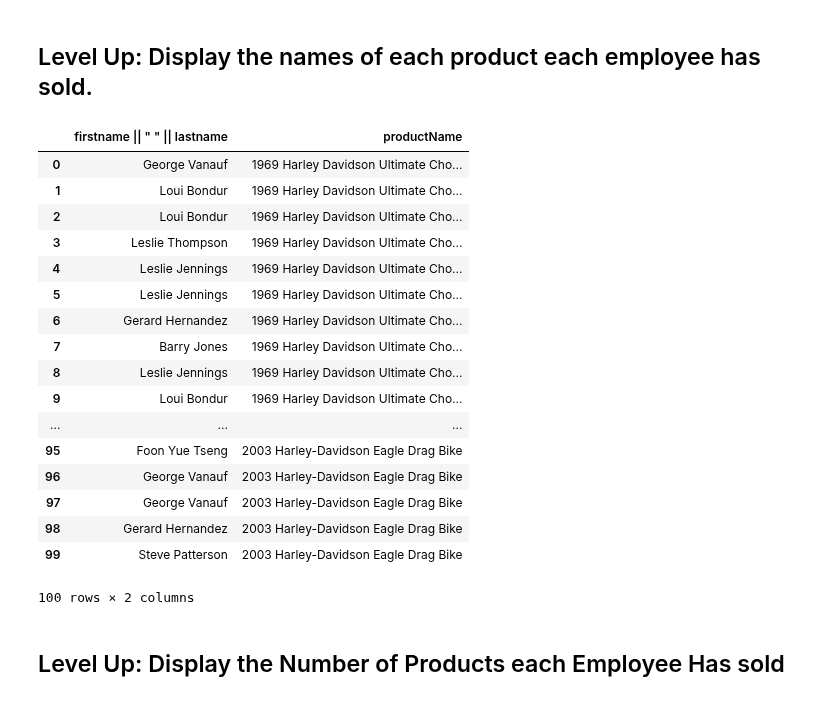
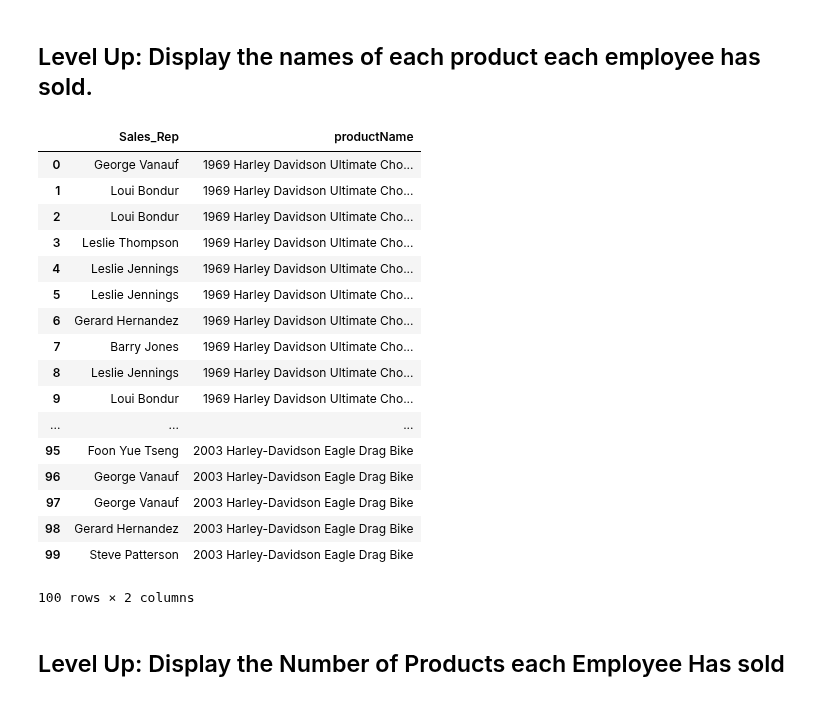
Before and after one commit to softserveslayer/dsc-0-05-10-join-statements-lab-nyc-career-ds-102218, a Jupyter notebook: index.ipynb, the cells around one changed output. Saved outputs shown, nothing was run; the diff lists cells and outputs as text; code cells hidden in the pictures.

```diff
--- a/index.ipynb
+++ b/index.ipynb
@@ -99,20 +99,20 @@ df.head(100)
 # %% [markdown]
 ## Level Up: Display the names of each product each employee has sold.
 # %%
-cur.execute("""SELECT firstname || " " || lastname As Sales, productname
+cur.execute("""SELECT firstname || " " || lastname As Sales_Rep, productname
 
 FROM products
 LEFT JOIN orderdetails on products.productcode = orderdetails.productcode
 LEFT JOIN orders on orderdetails.ordernumber = orders.ordernumber
 LEFT JOIN customers on orders.customernumber = customers.customernumber
 LEFT JOIN employees on customers.salesrepemployeenumber = employees.employeenumber
 ;
                        """)
 df = pd.DataFrame(cur.fetchall()) #Take results and create dataframe
 df.columns = [i[0] for i in cur.description]
 df.head(100)
 # %% [output]
-|  | firstname || " " || lastname | productName |
+|  | Sales_Rep | productName |
 | 0 | George Vanauf | 1969 Harley Davidson Ultimate Cho... |
 | 1 | Loui Bondur | 1969 Harley Davidson Ultimate Cho... |
 | 2 | Loui Bondur | 1969 Harley Davidson Ultimate Cho... |
```
